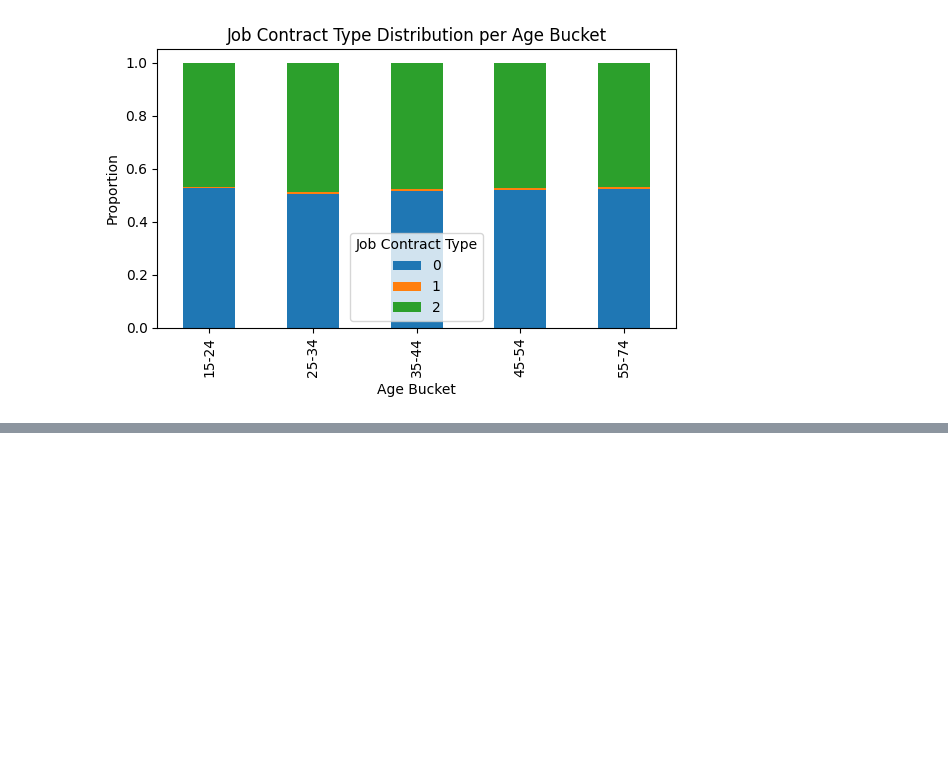
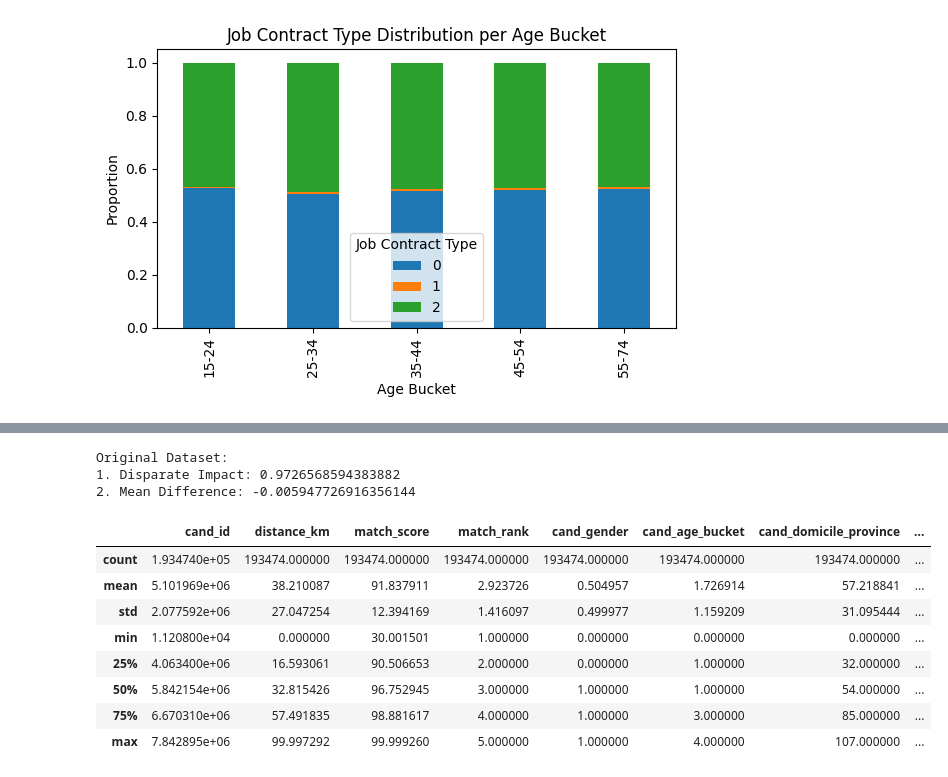
Before and after one commit to lorenzo-massa/Bias-Detection-Mitigation, a Jupyter notebook: main.ipynb, the cells around one changed output, grey strips where cells are left out. Cells and saved outputs as stored; diff of their text form; code cells hidden in the pictures; blank space fills up the shorter version.

```diff
--- a/main.ipynb
+++ b/main.ipynb
@@ -355,0 +409,41 @@ plot_job_distribution_per_age_bucket(df_processed)
+# %%
+# Assuming direct_matching_df is your pandas DataFrame
+# Convert your DataFrame to AIF360's StandardDataset format
+dataset = StandardDataset(
+    df=new_df,
+    label_name="match_rank",
+    favorable_classes=[1],
+    protected_attribute_names=["cand_age_bucket"],
+    privileged_classes=[[0], [1], [2], [3], [4]],  # Assuming age buckets from 0 to 4
+)
+
+# Calculate the baseline metrics
+metric_orig = BinaryLabelDatasetMetric(
+    dataset,
+    unprivileged_groups=[{"cand_age_bucket": 4}],
+    privileged_groups=[
+        {"cand_age_bucket": 0},
+        {"cand_age_bucket": 1},
+        {"cand_age_bucket": 2},
+        {"cand_age_bucket": 3},
+    ],
+)
+print("Original Dataset:")
+print("1. Disparate Impact:", metric_orig.disparate_impact())
+print("2. Mean Difference:", metric_orig.mean_difference())
+# %% [output]
+Original Dataset:
+1. Disparate Impact: 0.9726568594383882
+2. Mean Difference: -0.005947726916356144
+# %%
+new_df.describe()
+# %% [output]
+|  | cand_id | distance_km | match_score | match_rank | cand_gender | cand_age_bucket | cand_domicile_province | ... |
+| count | 1.934740e+05 | 193474.000000 | 193474.000000 | 193474.000000 | 193474.000000 | 193474.000000 | 193474.000000 | ... |
+| mean | 5.101969e+06 | 38.210087 | 91.837911 | 2.923726 | 0.504957 | 1.726914 | 57.218841 | ... |
+| std | 2.077592e+06 | 27.047254 | 12.394169 | 1.416097 | 0.499977 | 1.159209 | 31.095444 | ... |
+| min | 1.120800e+04 | 0.000000 | 30.001501 | 1.000000 | 0.000000 | 0.000000 | 0.000000 | ... |
+| 25% | 4.063400e+06 | 16.593061 | 90.506653 | 2.000000 | 0.000000 | 1.000000 | 32.000000 | ... |
+| 50% | 5.842154e+06 | 32.815426 | 96.752945 | 3.000000 | 1.000000 | 1.000000 | 54.000000 | ... |
+| 75% | 6.670310e+06 | 57.491835 | 98.881617 | 4.000000 | 1.000000 | 3.000000 | 85.000000 | ... |
+| max | 7.842895e+06 | 99.997292 | 99.999260 | 5.000000 | 1.000000 | 4.000000 | 107.000000 | ... |
```
Also changed, not shown: parts of 6 cells of this notebook, 1 other file.
